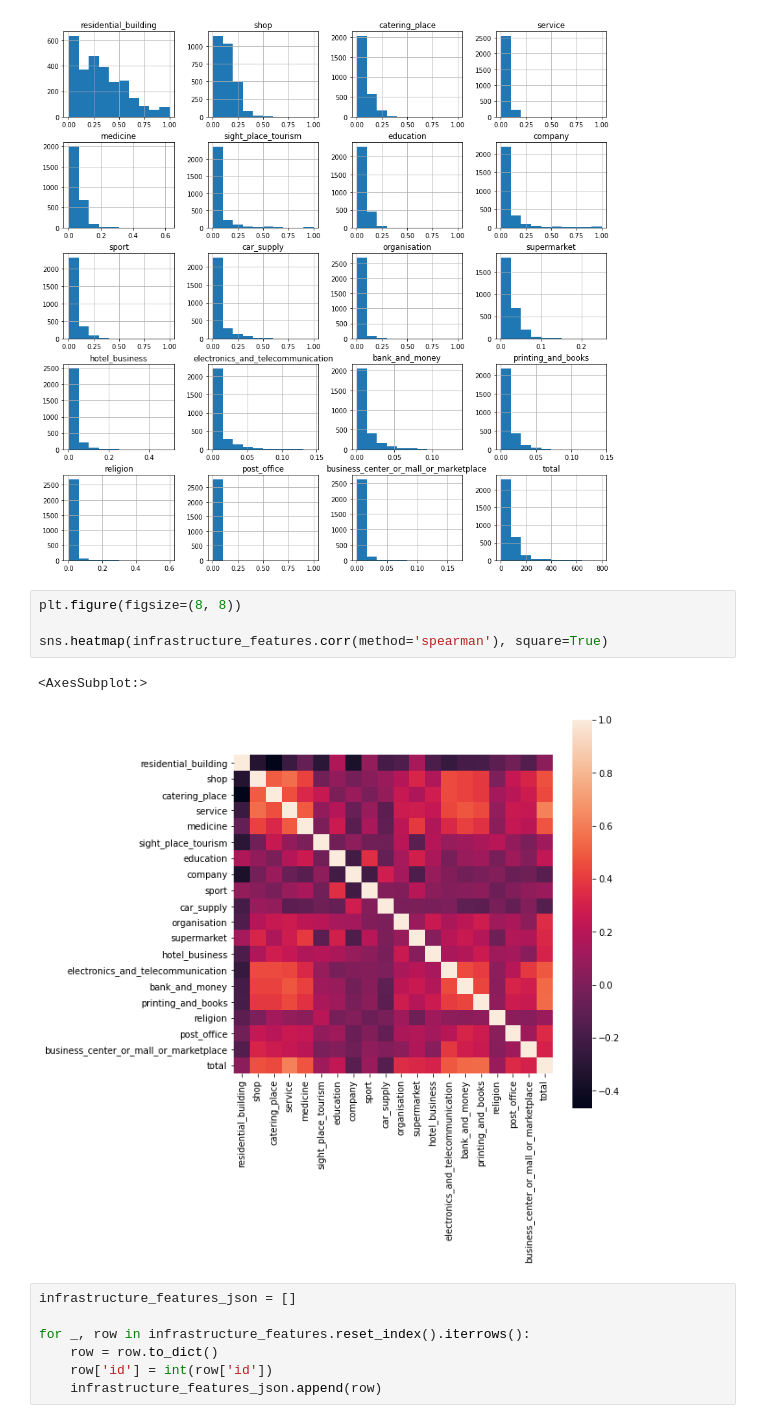
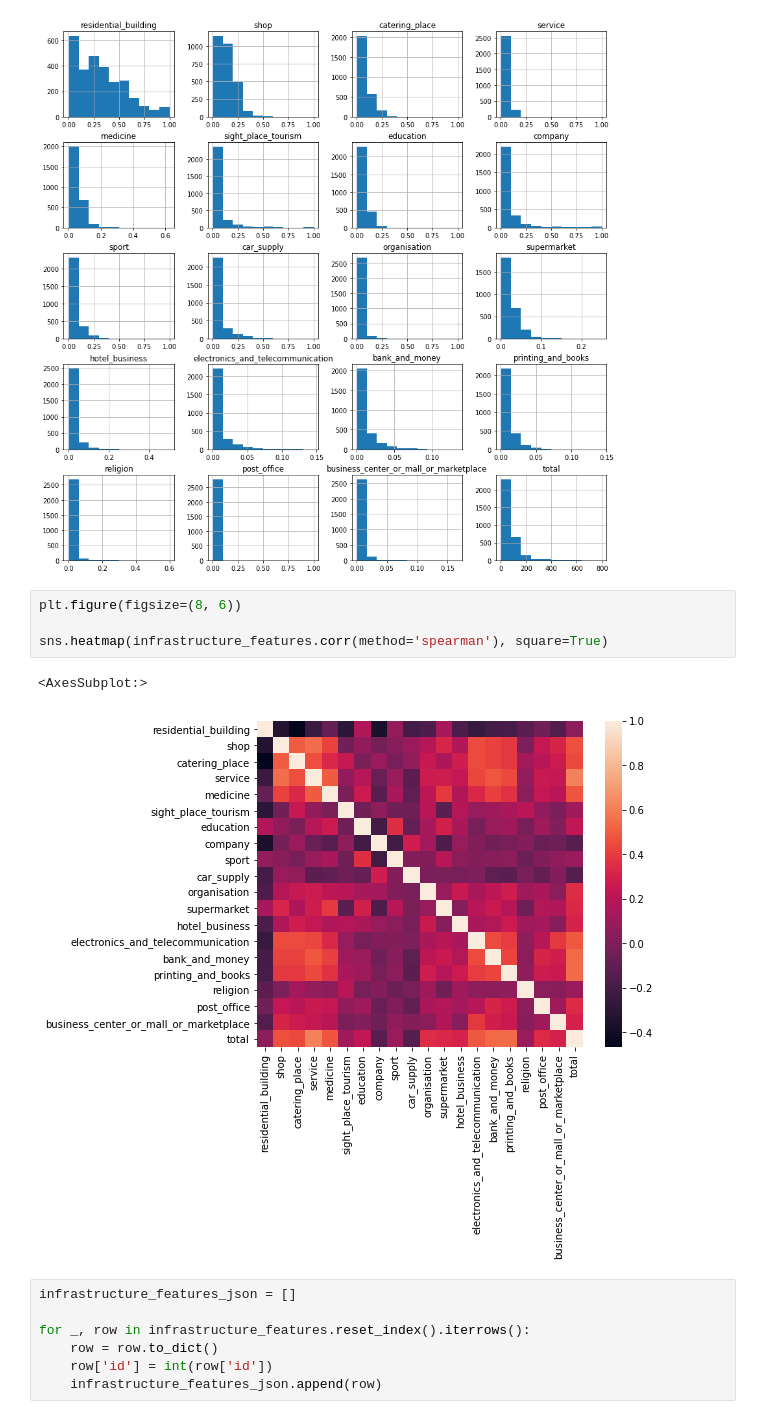
Before and after one commit to AlgoMathITMO/public-transport-network, a Jupyter notebook: pipeline/5_supernode-features.ipynb, the cells around one changed output. Drawn from its saved outputs; the diff is of its cells as text.

```diff
--- a/pipeline/5_supernode-features.ipynb
+++ b/pipeline/5_supernode-features.ipynb
@@ -69,12 +74,12 @@ infrastructure_features.hist(figsize=(15, 15));
 # %% [output]
 [figure]
 # %%
-plt.figure(figsize=(8, 8))
+plt.figure(figsize=(8, 6))
 
 sns.heatmap(infrastructure_features.corr(method='spearman'), square=True)
 # %% [output]
 <AxesSubplot:>
-[figure, old version]
+[figure, new version]
 # %%
 infrastructure_features_json = []
 
```
Also changed, not shown: parts of 35 cells of this notebook, 1 other file.
